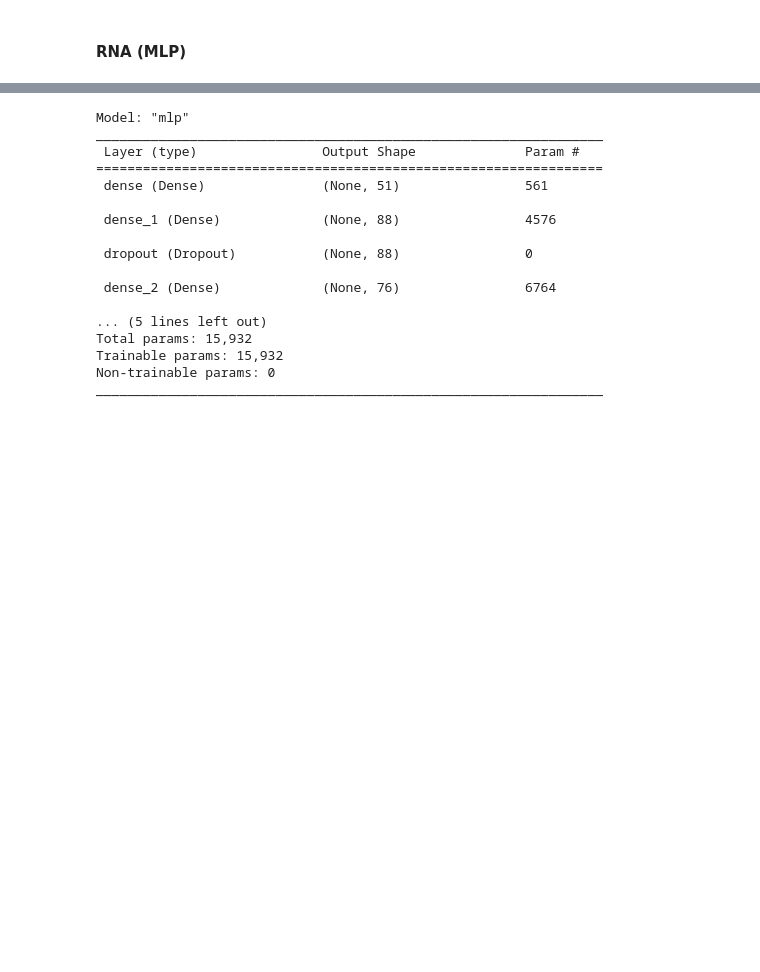
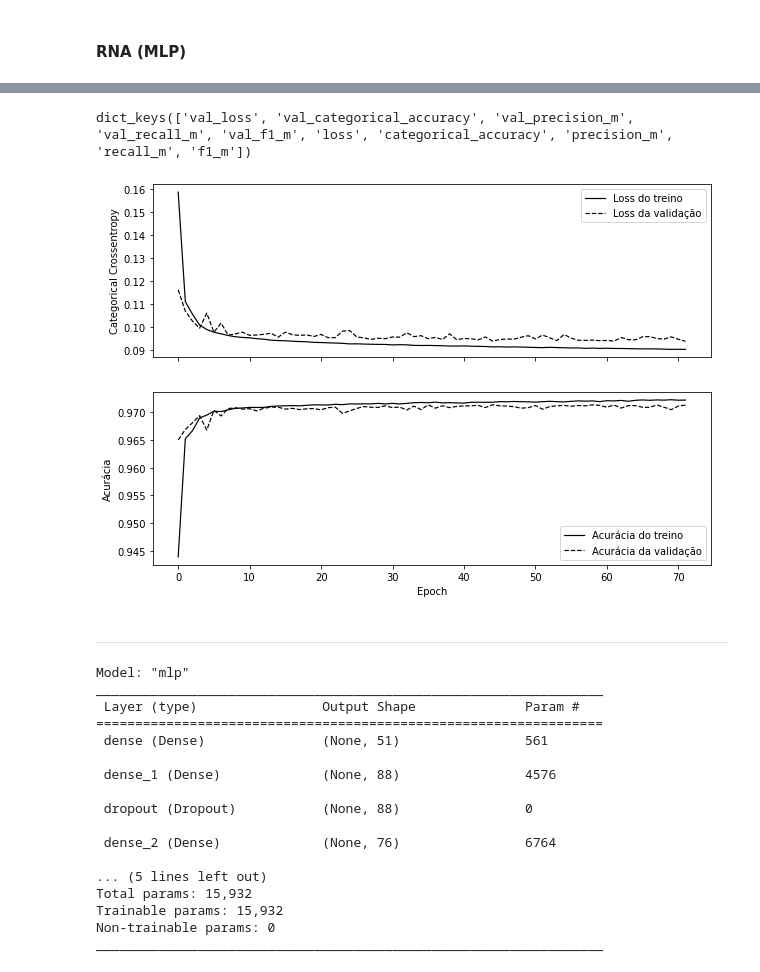
Before and after one commit to patricksferraz/master-covid, a Jupyter notebook: c0-forecast.ipynb, the cells around one changed output, grey strips where cells are left out. Saved outputs shown, nothing was run; the diff lists cells and outputs as text; code cells hidden in the pictures; blank space fills up the shorter version.

```diff
--- a/forecast.ipynb
+++ b/c0-forecast.ipynb
@@ -269,3 +303,10 @@ model_mlp = f'{OUTPUT}/models/mlp'
+# %%
+show_history(f'{model_mlp}/history_nsgaii_best_model.pk')
+# %% [output]
+dict_keys(['val_loss', 'val_categorical_accuracy', 'val_precision_m', 'val_recall_m', 'val_f1_m', 'loss', 'categorical_accuracy', 'precision_m', 'recall_m', 'f1_m'])
+[figure, added]
+# %% [markdown]
+---
 # %%
 model = tf.keras.models.load_model(
     f'{model_mlp}/best_model.h5', # f'{MODELS_OUT}/optimizer/covid-ncovid/mlp_scis/final_weights_nsgaii_best_model.h5',
```
Also changed, not shown: parts of 6 cells of this notebook, 5 other files.
